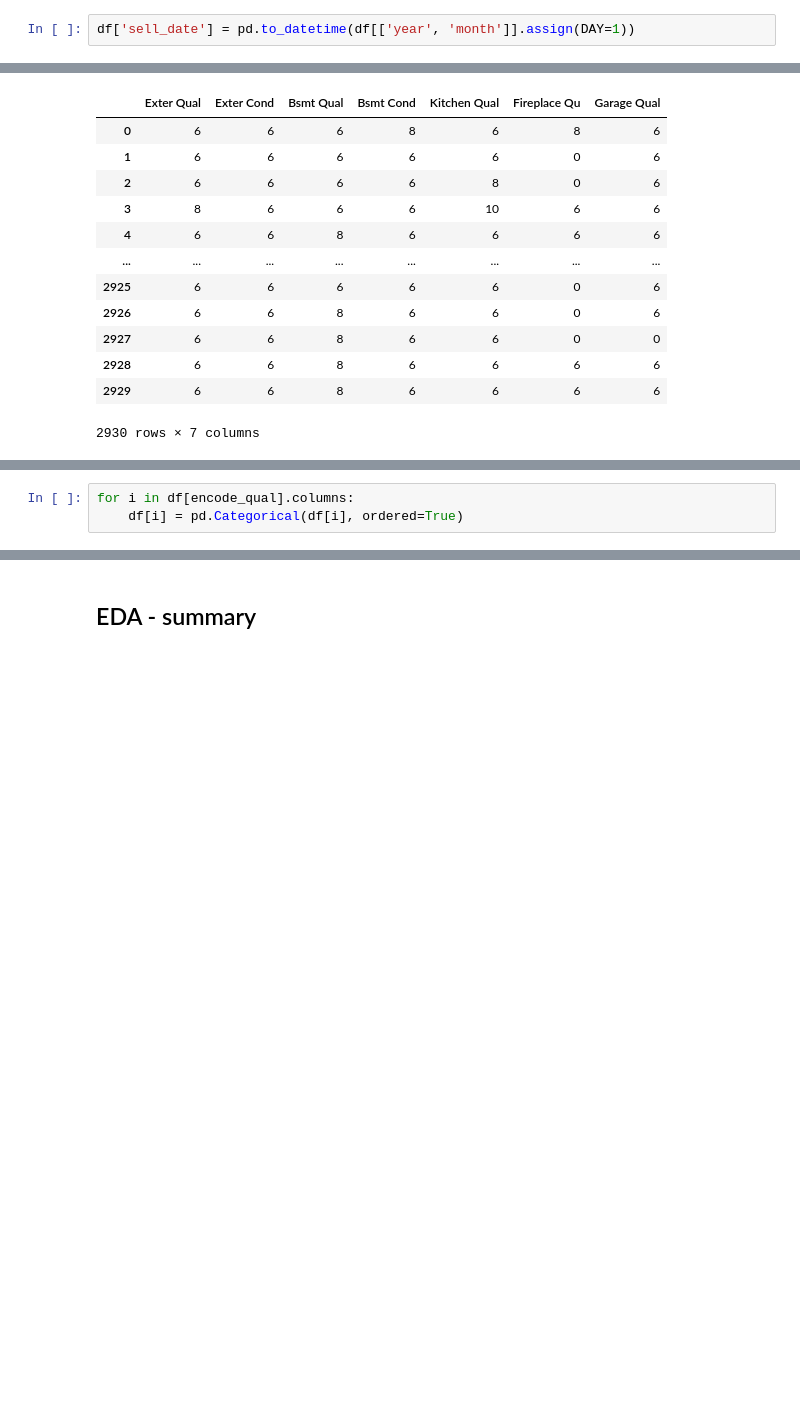
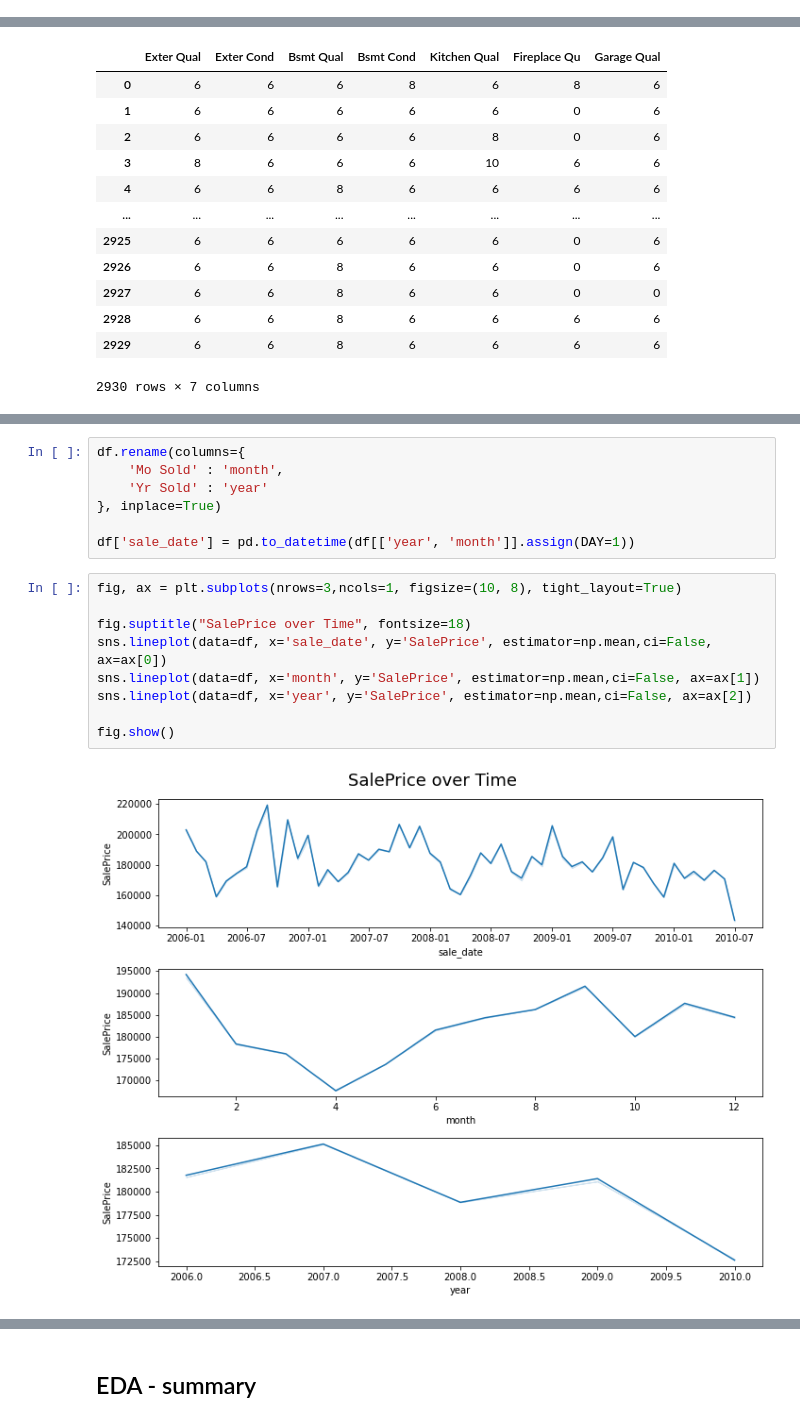
Before and after one commit to RekaCodes/real-estate-prediction, a Jupyter notebook: RE_price_predictions.ipynb, the cells around one changed output, grey strips where cells are left out. Saved outputs shown, nothing was run; the diff lists cells and outputs as text; blank space fills up the shorter version.

```diff
--- a/RE_price_predictions.ipynb
+++ b/RE_price_predictions.ipynb
@@ -340,5 +335,3 @@ df.rename(columns={
-# %%
-df['sell_date'] = pd.to_datetime(df[['year', 'month']].assign(DAY=1))
 # %% [markdown]
 <b> Quality and Condition features.</b>
 
@@ -435,3 +411,0 @@ encode_qual
-# %%
-for i in df[encode_qual].columns:
-    df[i] = pd.Categorical(df[i], ordered=True)
@@ -437,0 +416,18 @@ for i in df[encode_qual].columns:
+# %%
+df.rename(columns={
+    'Mo Sold' : 'month',
+    'Yr Sold' : 'year'
+}, inplace=True)
+
+df['sale_date'] = pd.to_datetime(df[['year', 'month']].assign(DAY=1))
+# %%
+fig, ax = plt.subplots(nrows=3,ncols=1, figsize=(10, 8), tight_layout=True)
+
+fig.suptitle("SalePrice over Time", fontsize=18)
+sns.lineplot(data=df, x='sale_date', y='SalePrice', estimator=np.mean,ci=False, ax=ax[0])
+sns.lineplot(data=df, x='month', y='SalePrice', estimator=np.mean,ci=False, ax=ax[1])
+sns.lineplot(data=df, x='year', y='SalePrice', estimator=np.mean,ci=False, ax=ax[2])
+
+fig.show()
+# %% [output]
+[figure, added]
```
Also changed, not shown: parts of 33 cells of this notebook.
